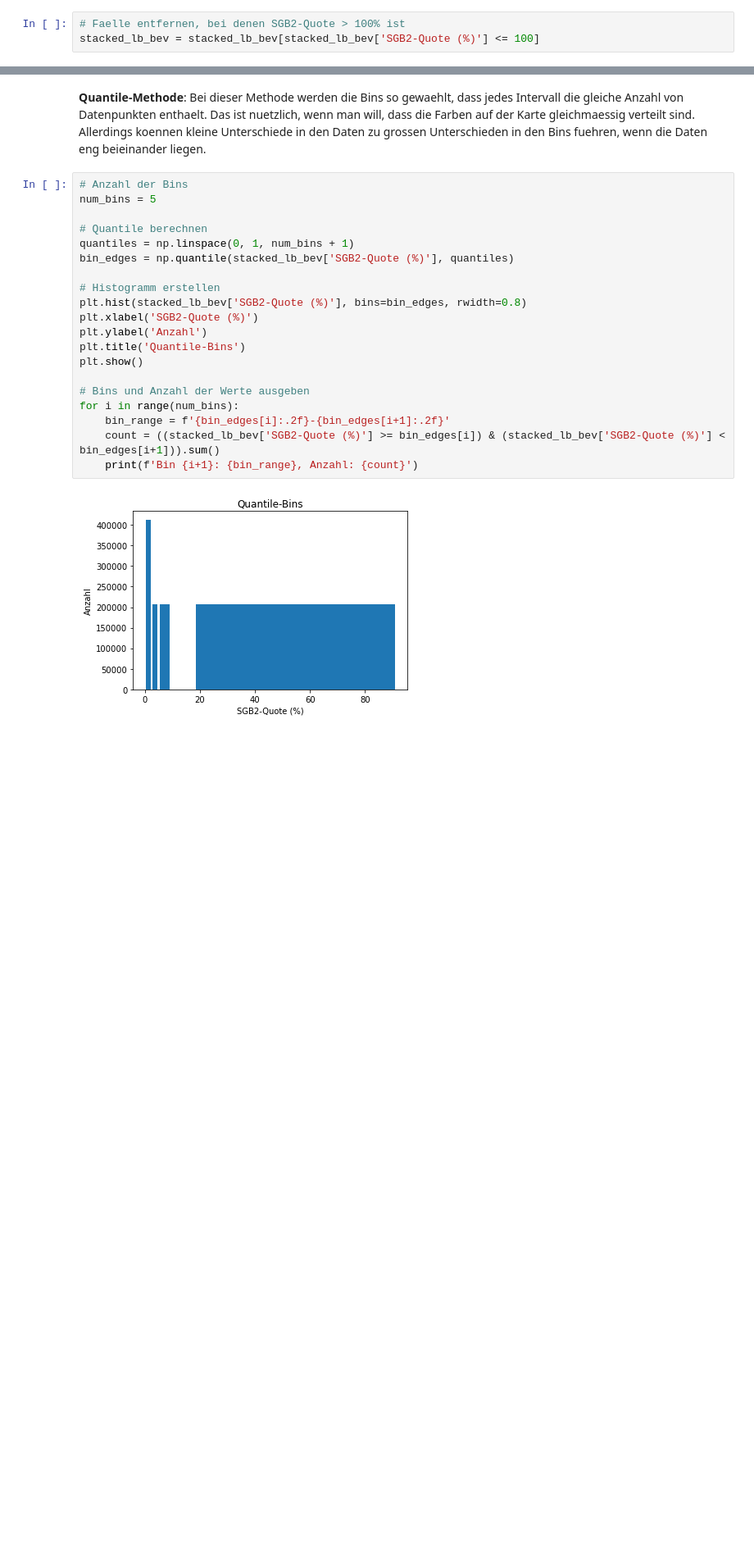
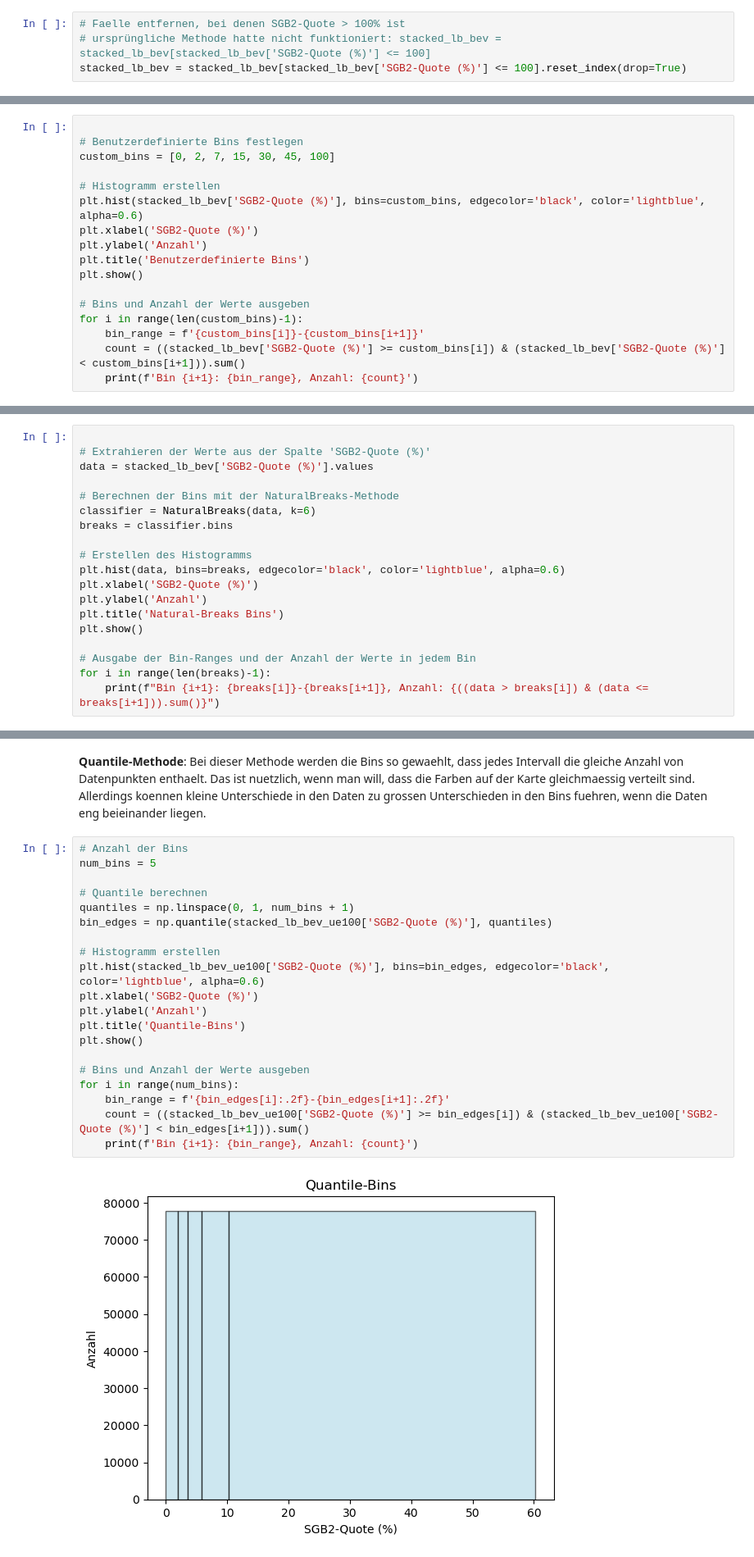
Before and after one commit to tobias-vetterle/mikrokosmos, a Jupyter notebook: aufbereitung_mikrokosmos.ipynb, the cells around one changed output, grey strips where cells are left out. Shown at 82% size. Cells and saved outputs as stored; diff of their text form; blank space fills up the shorter version.

```diff
--- a/aufbereitung_mikrokosmos.ipynb
+++ b/aufbereitung_mikrokosmos.ipynb
@@ -562,4 +581,5 @@ print(stacked_lb_bev.loc[stacked_lb_bev['SGB2-Quote (%)'] > 100])
 [425 rows x 8 columns]
 # %%
 # Faelle entfernen, bei denen SGB2-Quote > 100% ist
-stacked_lb_bev = stacked_lb_bev[stacked_lb_bev['SGB2-Quote (%)'] <= 100]
+# ursprüngliche Methode hatte nicht funktioniert: stacked_lb_bev = stacked_lb_bev[stacked_lb_bev['SGB2-Quote (%)'] <= 100]
+stacked_lb_bev = stacked_lb_bev[stacked_lb_bev['SGB2-Quote (%)'] <= 100].reset_index(drop=True)
@@ -644,0 +765,17 @@ plt.show()
+# %%
+
+# Benutzerdefinierte Bins festlegen
+custom_bins = [0, 2, 7, 15, 30, 45, 100]
+
+# Histogramm erstellen
+plt.hist(stacked_lb_bev['SGB2-Quote (%)'], bins=custom_bins, edgecolor='black', color='lightblue', alpha=0.6)
+plt.xlabel('SGB2-Quote (%)')
+plt.ylabel('Anzahl')
+plt.title('Benutzerdefinierte Bins')
+plt.show()
+
+# Bins und Anzahl der Werte ausgeben
+for i in range(len(custom_bins)-1):
+    bin_range = f'{custom_bins[i]}-{custom_bins[i+1]}'
+    count = ((stacked_lb_bev['SGB2-Quote (%)'] >= custom_bins[i]) & (stacked_lb_bev['SGB2-Quote (%)'] < custom_bins[i+1])).sum()
+    print(f'Bin {i+1}: {bin_range}, Anzahl: {count}')
@@ -644,0 +792,19 @@ plt.show()
+# %%
+
+# Extrahieren der Werte aus der Spalte 'SGB2-Quote (%)'
+data = stacked_lb_bev['SGB2-Quote (%)'].values
+
+# Berechnen der Bins mit der NaturalBreaks-Methode
+classifier = NaturalBreaks(data, k=6)
+breaks = classifier.bins
+
+# Erstellen des Histogramms
+plt.hist(data, bins=breaks, edgecolor='black', color='lightblue', alpha=0.6)
+plt.xlabel('SGB2-Quote (%)')
+plt.ylabel('Anzahl')
+plt.title('Natural-Breaks Bins')
+plt.show()
+
+# Ausgabe der Bin-Ranges und der Anzahl der Werte in jedem Bin
+for i in range(len(breaks)-1):
+    print(f"Bin {i+1}: {breaks[i]}-{breaks[i+1]}, Anzahl: {((data > breaks[i]) & (data <= breaks[i+1])).sum()}")
@@ -647,22 +858,22 @@ __Quantile-Methode__: Bei dieser Methode werden die Bins so gewaehlt, dass jedes
 # %%
 # Anzahl der Bins
 num_bins = 5
 
 # Quantile berechnen
 quantiles = np.linspace(0, 1, num_bins + 1)
-bin_edges = np.quantile(stacked_lb_bev['SGB2-Quote (%)'], quantiles)
+bin_edges = np.quantile(stacked_lb_bev_ue100['SGB2-Quote (%)'], quantiles)
 
 # Histogramm erstellen
-plt.hist(stacked_lb_bev['SGB2-Quote (%)'], bins=bin_edges, rwidth=0.8)
+plt.hist(stacked_lb_bev_ue100['SGB2-Quote (%)'], bins=bin_edges, edgecolor='black', color='lightblue', alpha=0.6)
 plt.xlabel('SGB2-Quote (%)')
 plt.ylabel('Anzahl')
 plt.title('Quantile-Bins')
 plt.show()
 
 # Bins und Anzahl der Werte ausgeben
 for i in range(num_bins):
     bin_range = f'{bin_edges[i]:.2f}-{bin_edges[i+1]:.2f}'
-    count = ((stacked_lb_bev['SGB2-Quote (%)'] >= bin_edges[i]) & (stacked_lb_bev['SGB2-Quote (%)'] < bin_edges[i+1])).sum()
+    count = ((stacked_lb_bev_ue100['SGB2-Quote (%)'] >= bin_edges[i]) & (stacked_lb_bev_ue100['SGB2-Quote (%)'] < bin_edges[i+1])).sum()
     print(f'Bin {i+1}: {bin_range}, Anzahl: {count}')
 # %% [output]
-[figure, old version]
+[figure, new version]
```
Also changed, not shown: parts of 41 cells of this notebook.
